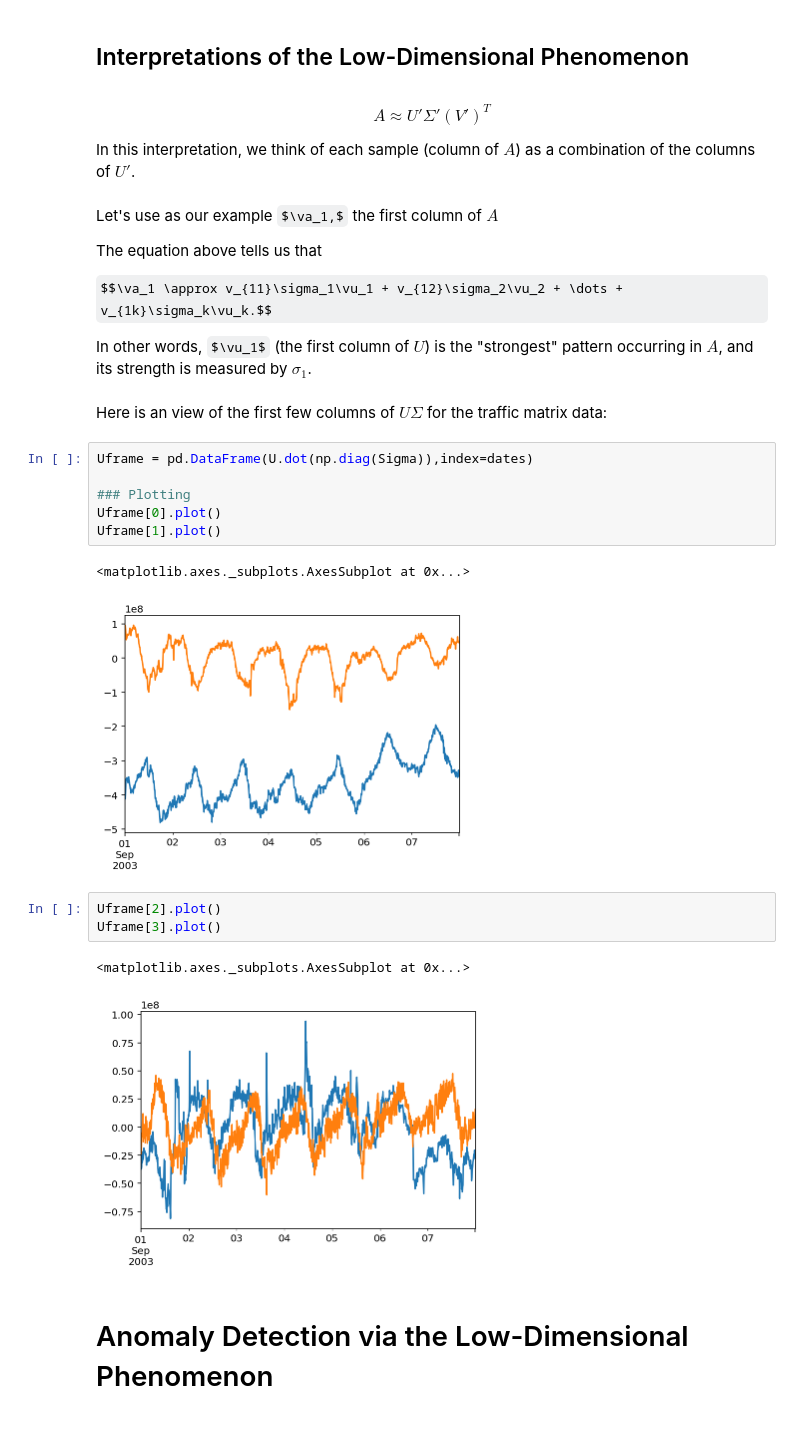
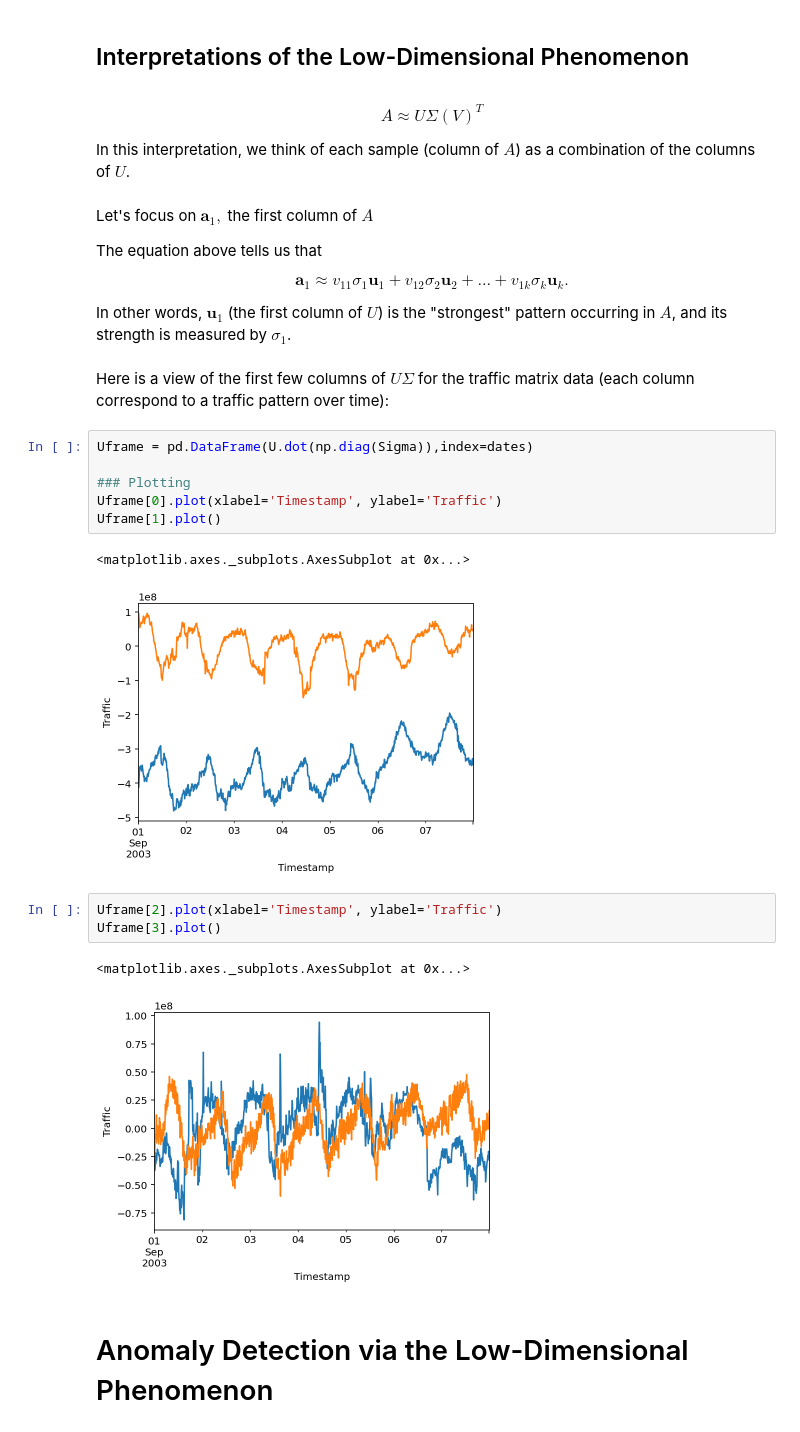
Before and after one commit to andreaaraldo/mining-low-dim-network-data, a Jupyter notebook: BarcelonaCourse.ipynb, the cells around one changed output. Saved outputs shown, nothing was run; the diff lists cells and outputs as text; some formulas as TeX source.

```diff
--- a/BarcelonaCourse.ipynb
+++ b/BarcelonaCourse.ipynb
@@ -167,34 +167,34 @@ print('')
 # %% [markdown]
 ## Interpretations of the Low-Dimensional Phenomenon
 # %% [markdown]
-$$ A \approx U'\Sigma'(V')^T $$
+$$ A \approx U\Sigma(V)^T $$
 
-In this interpretation, we think of each sample (column of $A$) as a combination of the columns of $U'$.
+In this interpretation, we think of each sample (column of $A$) as a combination of the columns of $U$.
 # %% [markdown]
-Let's use as our example $\va_1,$ the first column of $A$
+Let's focus on $\mathbf{a}_1,$ the first column of $A$
 
 The equation above tells us that
 
-$$\va_1 \approx v_{11}\sigma_1\vu_1 + v_{12}\sigma_2\vu_2 + \dots + v_{1k}\sigma_k\vu_k.$$
+$$\mathbf{a}_1 \approx v_{11}\sigma_1\mathbf{u}_1 + v_{12}\sigma_2\mathbf{u}_2 + \dots + v_{1k}\sigma_k\mathbf{u}_k.$$
 
-In other words, $\vu_1$ (the first column of $U$) is the "strongest" pattern occurring in $A$, and its strength is measured by $\sigma_1$.
+In other words, $\mathbf{u}_1$ (the first column of $U$) is the "strongest" pattern occurring in $A$, and its strength is measured by $\sigma_1$.
 # %% [markdown]
-Here is an view of the first few columns of $U\Sigma$ for the traffic matrix data:
+Here is a view of the first few columns of $U\Sigma$ for the traffic matrix data (each column correspond to a traffic pattern over time):
 # %%
 Uframe = pd.DataFrame(U.dot(np.diag(Sigma)),index=dates)
 
 ### Plotting
-Uframe[0].plot()
+Uframe[0].plot(xlabel='Timestamp', ylabel='Traffic')
 Uframe[1].plot()
 # %% [output]
 <matplotlib.axes._subplots.AxesSubplot at 0x...>
-[figure, old version]
+[figure, new version]
 # %%
-Uframe[2].plot()
+Uframe[2].plot(xlabel='Timestamp', ylabel='Traffic')
 Uframe[3].plot()
 # %% [output]
 <matplotlib.axes._subplots.AxesSubplot at 0x...>
-[figure, old version]
+[figure, new version]
 # %% [markdown]
 # Anomaly Detection via the Low-Dimensional Phenomenon
 # %% [markdown]
```
Also changed, not shown: parts of 4 cells of this notebook.
